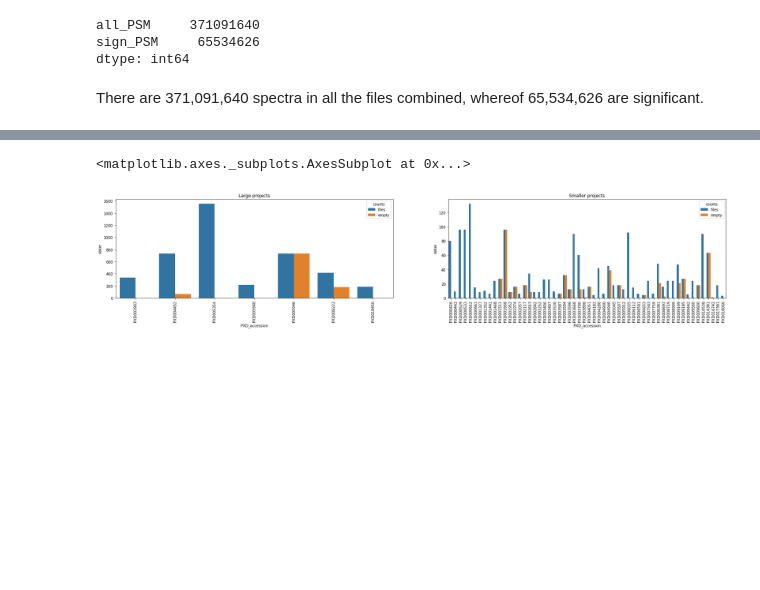
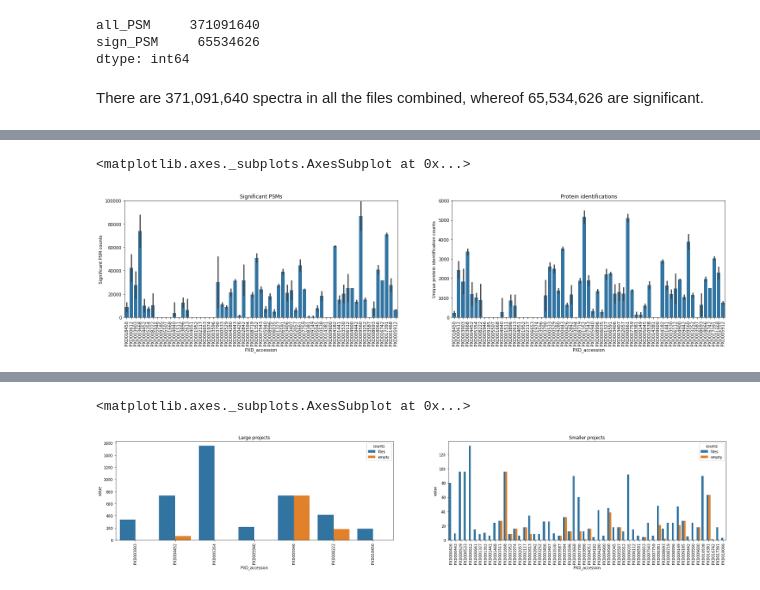
Before and after one commit to SamvPy/Master_thesis_AJ_22_23, a Jupyter notebook: master_thesis/Database/summary_stats_data.ipynb, the cells around one changed output, grey strips where cells are left out. Drawn from its saved outputs; the diff is of its cells as text; code cells hidden in the pictures; blank space fills up the shorter version.

```diff
--- a/master_thesis/Database/summary_stats_data.ipynb
+++ b/master_thesis/Database/summary_stats_data.ipynb
@@ -414,3 +422,21 @@ sns.barplot(x=subset_all_parsed.PXD_accession , y=subset_all_parsed["proteins"].
+# %%
+fig, ax = plt.subplots(1,2, figsize = (25,5))
+
+for axi in ax.reshape(-1):
+    axi.set_xticklabels(axi.get_xticks(), rotation = 90)
+
+ax[0].set_title("Significant PSMs")
+ax[0].set_ylabel("Significant PSM counts")
+ax[1].set_title("Protein identifications")
+ax[1].set_ylabel("Unique protein identification counts")
+
+ax[0].set_ylim((0,100000))
+ax[1].set_ylim((0,6000))
+sns.barplot(x=subset_all_parsed.PXD_accession , y=subset_all_parsed["sign_PSM"].tolist(), ax=ax[0], color=sns.color_palette()[0], ci="sd")
+sns.barplot(x=subset_all_parsed.PXD_accession , y=subset_all_parsed["proteins"].tolist(), ax=ax[1], color=sns.color_palette()[0], ci='sd')
+# %% [output]
+<matplotlib.axes._subplots.AxesSubplot at 0x...>
+[figure, added]
 # %%
 print(all_parsed[all_parsed.proteins == 0].shape[0])
 empty_file_count = all_parsed[all_parsed.proteins == 0]["PXD_accession"].value_counts()
```
Also changed, not shown: parts of 14 cells of this notebook, 4 other files.
